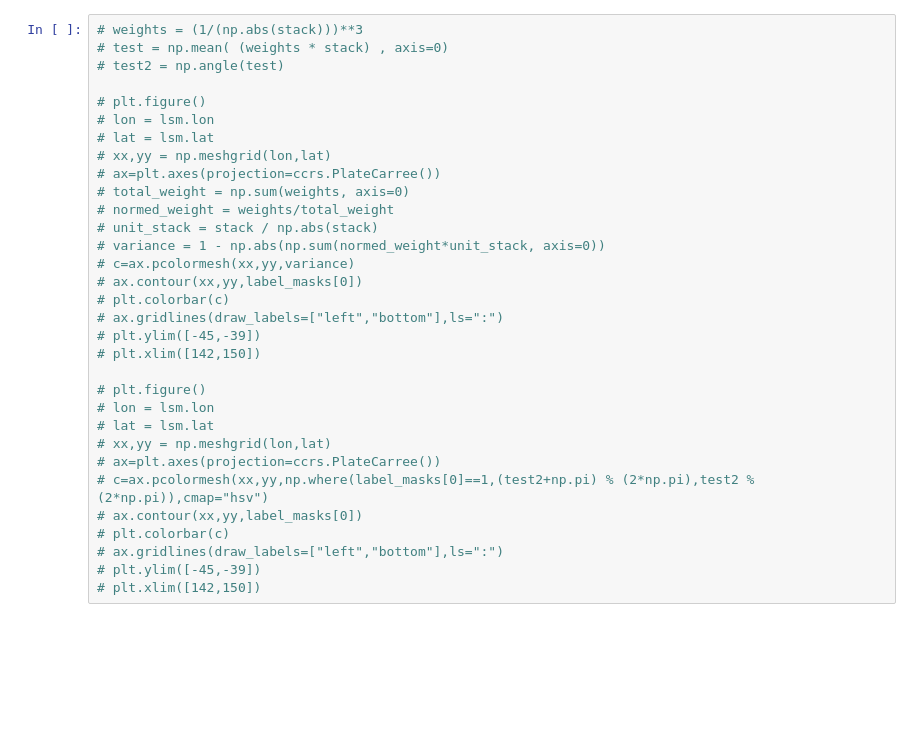
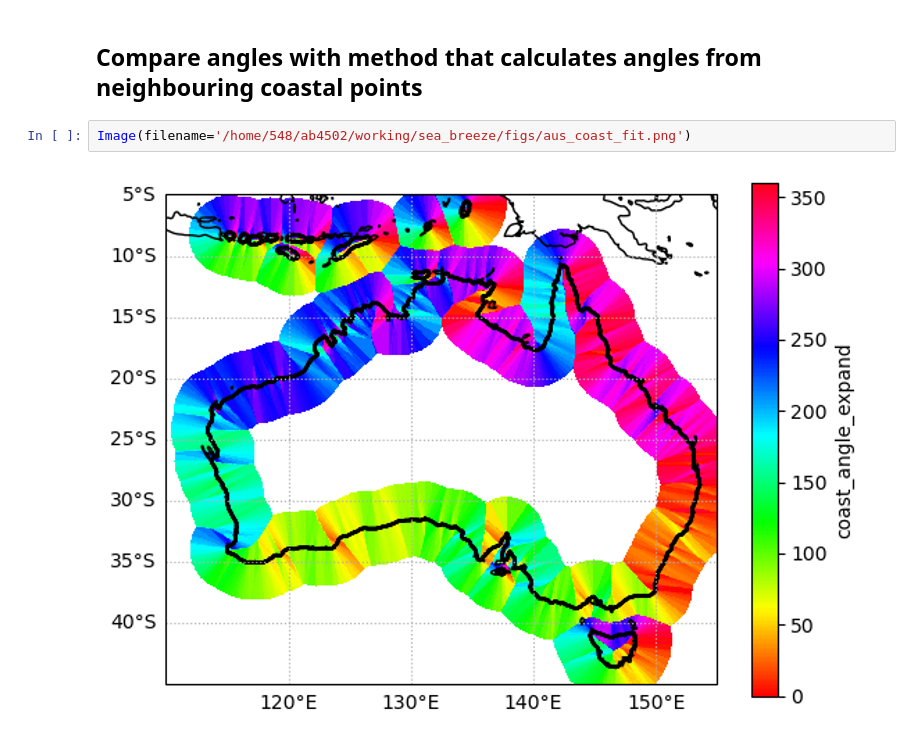
Before and after one commit to andrewbrown31/sea_breeze, a Jupyter notebook: kernel_method.ipynb, the cells around one changed output. Saved outputs shown, nothing was run; the diff lists cells and outputs as text; blank space fills up the shorter version.

```diff
--- a/kernel_method.ipynb
+++ b/kernel_method.ipynb
@@ -180,32 +129,6 @@ cb.set_label("Variance of coastline vectors")
-# %%
-# weights = (1/(np.abs(stack)))**3
-# test = np.mean( (weights * stack) , axis=0)
-# test2 = np.angle(test)
-
-# plt.figure()
-# lon = lsm.lon
-# lat = lsm.lat
-# xx,yy = np.meshgrid(lon,lat)
-# ax=plt.axes(projection=ccrs.PlateCarree())
-# total_weight = np.sum(weights, axis=0)
-# normed_weight = weights/total_weight
-# unit_stack = stack / np.abs(stack)
-# variance = 1 - np.abs(np.sum(normed_weight*unit_stack, axis=0))
-# c=ax.pcolormesh(xx,yy,variance)
-# ax.contour(xx,yy,label_masks[0])
-# plt.colorbar(c)
-# ax.gridlines(draw_labels=["left","bottom"],ls=":")
-# plt.ylim([-45,-39])
-# plt.xlim([142,150])
-
-# plt.figure()
-# lon = lsm.lon
-# lat = lsm.lat
-# xx,yy = np.meshgrid(lon,lat)
-# ax=plt.axes(projection=ccrs.PlateCarree())
-# c=ax.pcolormesh(xx,yy,np.where(label_masks[0]==1,(test2+np.pi) % (2*np.pi),test2 % (2*np.pi)),cmap="hsv")
-# ax.contour(xx,yy,label_masks[0])
-# plt.colorbar(c)
-# ax.gridlines(draw_labels=["left","bottom"],ls=":")
-# plt.ylim([-45,-39])
-# plt.xlim([142,150])
+# %% [markdown]
+## Compare angles with method that calculates angles from neighbouring coastal points
+# %%
+Image(filename='/home/548/ab4502/working/sea_breeze/figs/aus_coast_fit.png')
+# %% [output]
+[figure, added]
```
Also changed, not shown: parts of 7 cells of this notebook, 3 other files.
